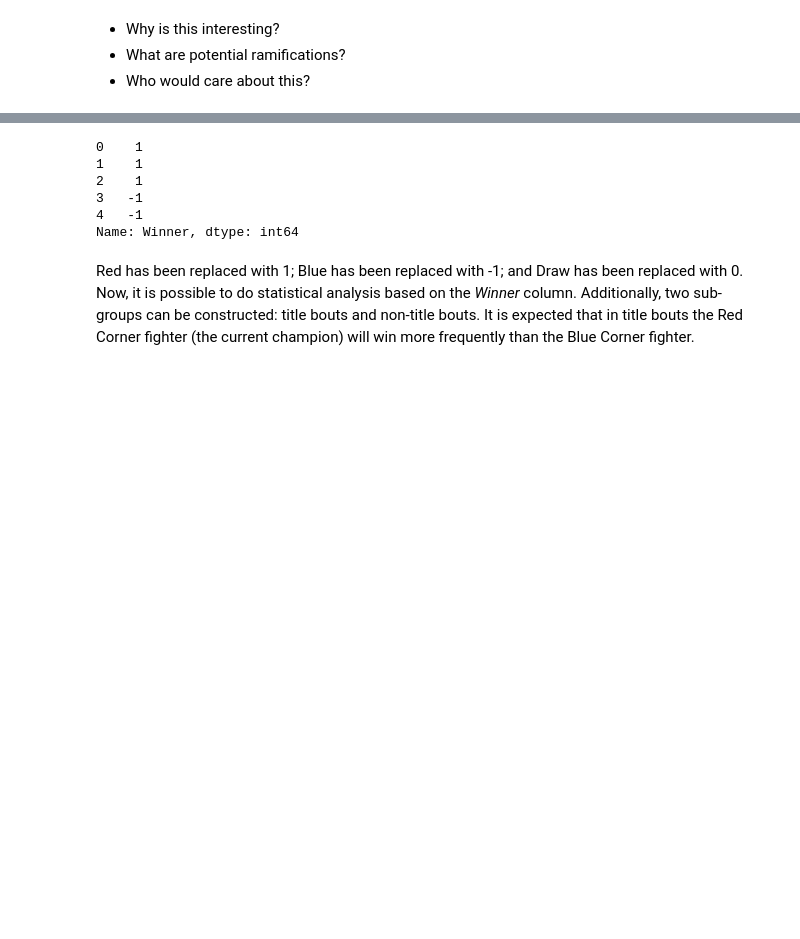
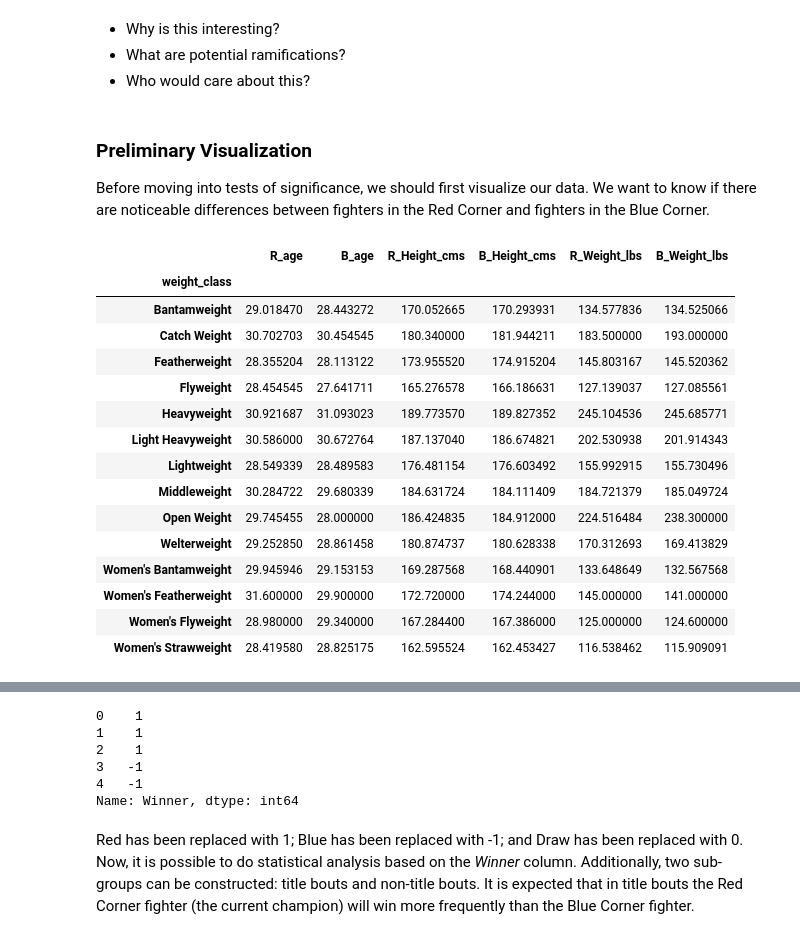
Before and after one commit to arnster3/ufc_data, a Jupyter notebook: capstone1.ipynb, the cells around one changed output, grey strips where cells are left out. Saved outputs shown, nothing was run; the diff lists cells and outputs as text; code cells hidden in the pictures; blank space fills up the shorter version.

```diff
--- a/capstone1.ipynb
+++ b/capstone1.ipynb
@@ -65,3 +65,25 @@ Due to the UFC's own criteria for Red Corner, it is likely that fighters in the
  - Why is this interesting?
  - What are potential ramifications?
  - Who would care about this?
+# %% [markdown]
+### Preliminary Visualization
+Before moving into tests of significance, we should first visualize our data. We want to know if there are noticeable differences between fighters in the Red Corner and fighters in the Blue Corner.
+# %%
+ufc_data[['R_age','B_age','weight_class','R_Height_cms','B_Height_cms','R_Weight_lbs','B_Weight_lbs']].groupby(ufc_data['weight_class']).mean()
+# %% [output]
+|  | R_age | B_age | R_Height_cms | B_Height_cms | R_Weight_lbs | B_Weight_lbs |
+| weight_class |  |  |  |  |  |  |
+| Bantamweight | 29.018470 | 28.443272 | 170.052665 | 170.293931 | 134.577836 | 134.525066 |
+| Catch Weight | 30.702703 | 30.454545 | 180.340000 | 181.944211 | 183.500000 | 193.000000 |
+| Featherweight | 28.355204 | 28.113122 | 173.955520 | 174.915204 | 145.803167 | 145.520362 |
+| Flyweight | 28.454545 | 27.641711 | 165.276578 | 166.186631 | 127.139037 | 127.085561 |
+| Heavyweight | 30.921687 | 31.093023 | 189.773570 | 189.827352 | 245.104536 | 245.685771 |
+| Light Heavyweight | 30.586000 | 30.672764 | 187.137040 | 186.674821 | 202.530938 | 201.914343 |
+| Lightweight | 28.549339 | 28.489583 | 176.481154 | 176.603492 | 155.992915 | 155.730496 |
+| Middleweight | 30.284722 | 29.680339 | 184.631724 | 184.111409 | 184.721379 | 185.049724 |
+| Open Weight | 29.745455 | 28.000000 | 186.424835 | 184.912000 | 224.516484 | 238.300000 |
+| Welterweight | 29.252850 | 28.861458 | 180.874737 | 180.628338 | 170.312693 | 169.413829 |
+| Women's Bantamweight | 29.945946 | 29.153153 | 169.287568 | 168.440901 | 133.648649 | 132.567568 |
+| Women's Featherweight | 31.600000 | 29.900000 | 172.720000 | 174.244000 | 145.000000 | 141.000000 |
+| Women's Flyweight | 28.980000 | 29.340000 | 167.284400 | 167.386000 | 125.000000 | 124.600000 |
+| Women's Strawweight | 28.419580 | 28.825175 | 162.595524 | 162.453427 | 116.538462 | 115.909091 |
```
Also changed, not shown: parts of 11 cells of this notebook.
